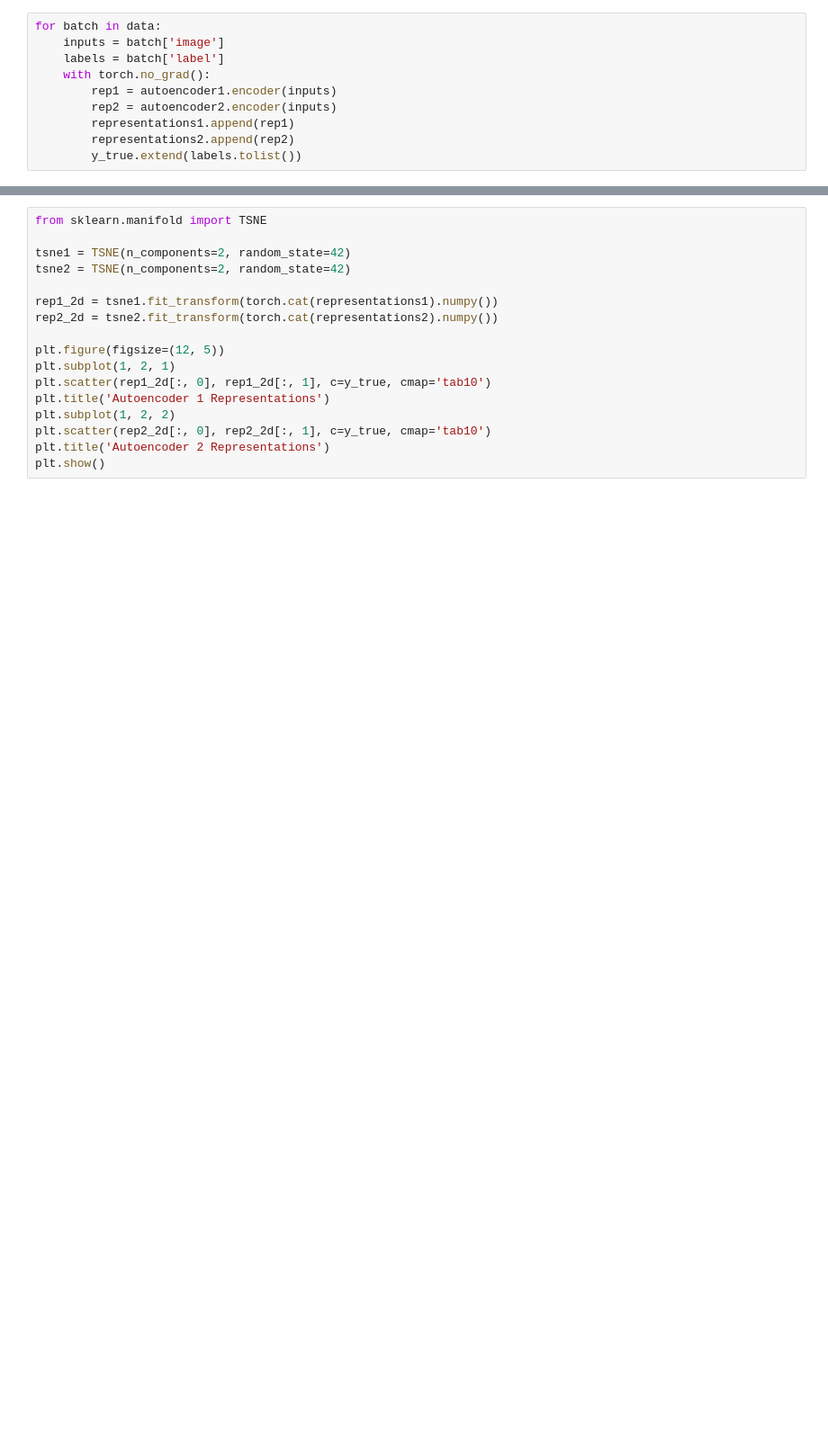
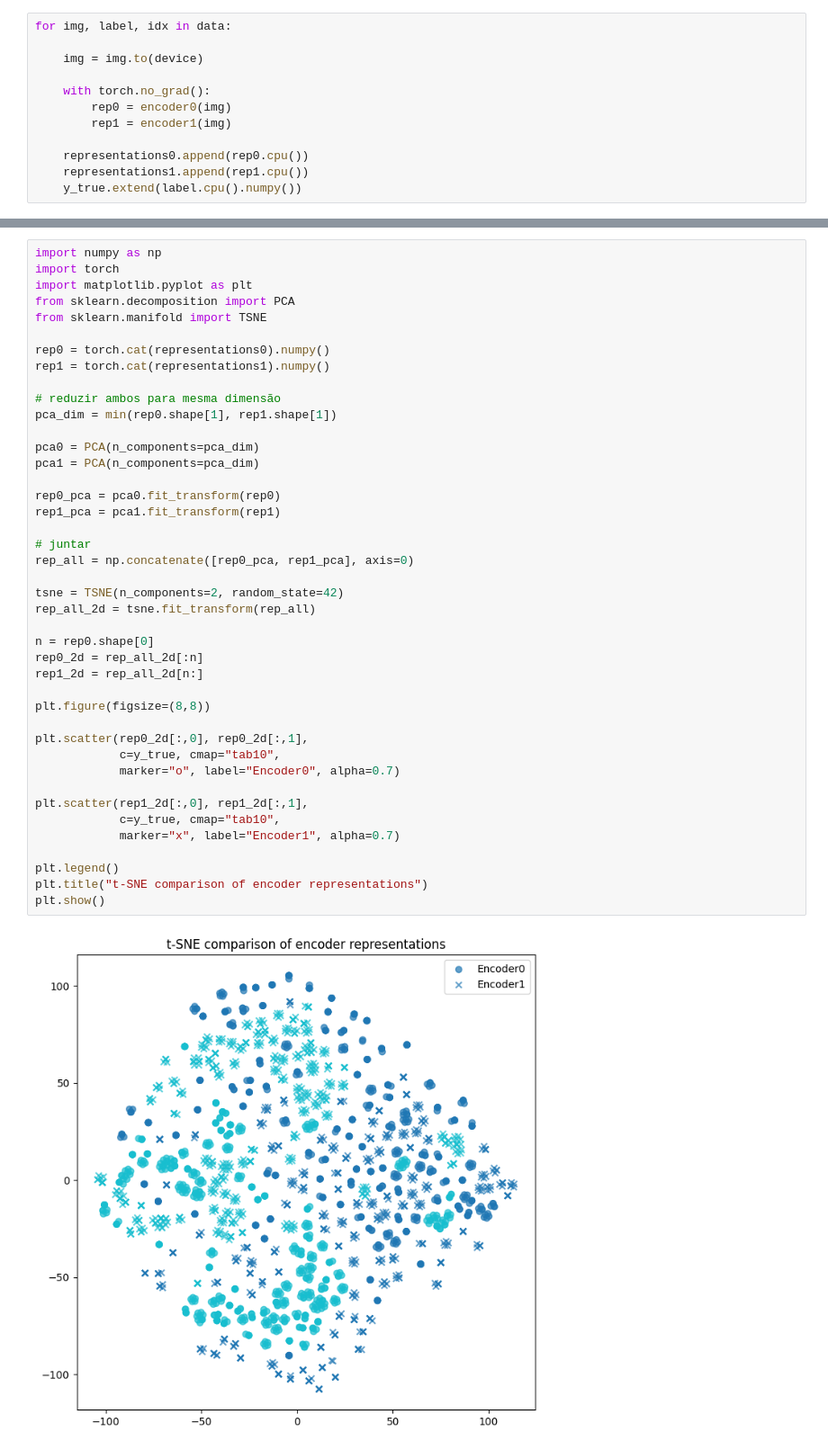
Before and after one commit to Lucas-doc26/ConditionalAutoencoder, a Jupyter notebook: clusters.ipynb, the cells around one changed output, grey strips where cells are left out. Shown at 90% size. Saved outputs shown, nothing was run; the diff lists cells and outputs as text; blank space fills up the shorter version.

```diff
--- a/clusters.ipynb
+++ b/clusters.ipynb
@@ -26,12 +31,14 @@ representations2 = []
 
 y_true = []
 # %%
-for batch in data:
-    inputs = batch['image']
-    labels = batch['label']
+for img, label, idx in data:
+
+    img = img.to(device)
+
     with torch.no_grad():
-        rep1 = autoencoder1.encoder(inputs)
-        rep2 = autoencoder2.encoder(inputs)
-        representations1.append(rep1)
-        representations2.append(rep2)
-        y_true.extend(labels.tolist())
+        rep0 = encoder0(img)
+        rep1 = encoder1(img)
+
+    representations0.append(rep0.cpu())
+    representations1.append(rep1.cpu())
+    y_true.extend(label.cpu().numpy())
@@ -38,17 +47,44 @@ for batch in data:
 # %%
+import numpy as np
+import torch
+import matplotlib.pyplot as plt
+from sklearn.decomposition import PCA
 from sklearn.manifold import TSNE
 
-tsne1 = TSNE(n_components=2, random_state=42)
-tsne2 = TSNE(n_components=2, random_state=42)
+rep0 = torch.cat(representations0).numpy()
+rep1 = torch.cat(representations1).numpy()
 
-rep1_2d = tsne1.fit_transform(torch.cat(representations1).numpy())
-rep2_2d = tsne2.fit_transform(torch.cat(representations2).numpy())
+# reduzir ambos para mesma dimensão
+pca_dim = min(rep0.shape[1], rep1.shape[1])
 
-plt.figure(figsize=(12, 5))
-plt.subplot(1, 2, 1)
-plt.scatter(rep1_2d[:, 0], rep1_2d[:, 1], c=y_true, cmap='tab10')
-plt.title('Autoencoder 1 Representations')
-plt.subplot(1, 2, 2)
-plt.scatter(rep2_2d[:, 0], rep2_2d[:, 1], c=y_true, cmap='tab10')
-plt.title('Autoencoder 2 Representations')
+pca0 = PCA(n_components=pca_dim)
+pca1 = PCA(n_components=pca_dim)
+
+rep0_pca = pca0.fit_transform(rep0)
+rep1_pca = pca1.fit_transform(rep1)
+
+# juntar
+rep_all = np.concatenate([rep0_pca, rep1_pca], axis=0)
+
+tsne = TSNE(n_components=2, random_state=42)
+rep_all_2d = tsne.fit_transform(rep_all)
+
+n = rep0.shape[0]
+rep0_2d = rep_all_2d[:n]
+rep1_2d = rep_all_2d[n:]
+
+plt.figure(figsize=(8,8))
+
+plt.scatter(rep0_2d[:,0], rep0_2d[:,1],
+            c=y_true, cmap="tab10",
+            marker="o", label="Encoder0", alpha=0.7)
+
+plt.scatter(rep1_2d[:,0], rep1_2d[:,1],
+            c=y_true, cmap="tab10",
+            marker="x", label="Encoder1", alpha=0.7)
+
+plt.legend()
+plt.title("t-SNE comparison of encoder representations")
 plt.show()
+# %% [output]
+[figure, added]
```
Also changed, not shown: parts of 4 cells of this notebook, 1 other file.
